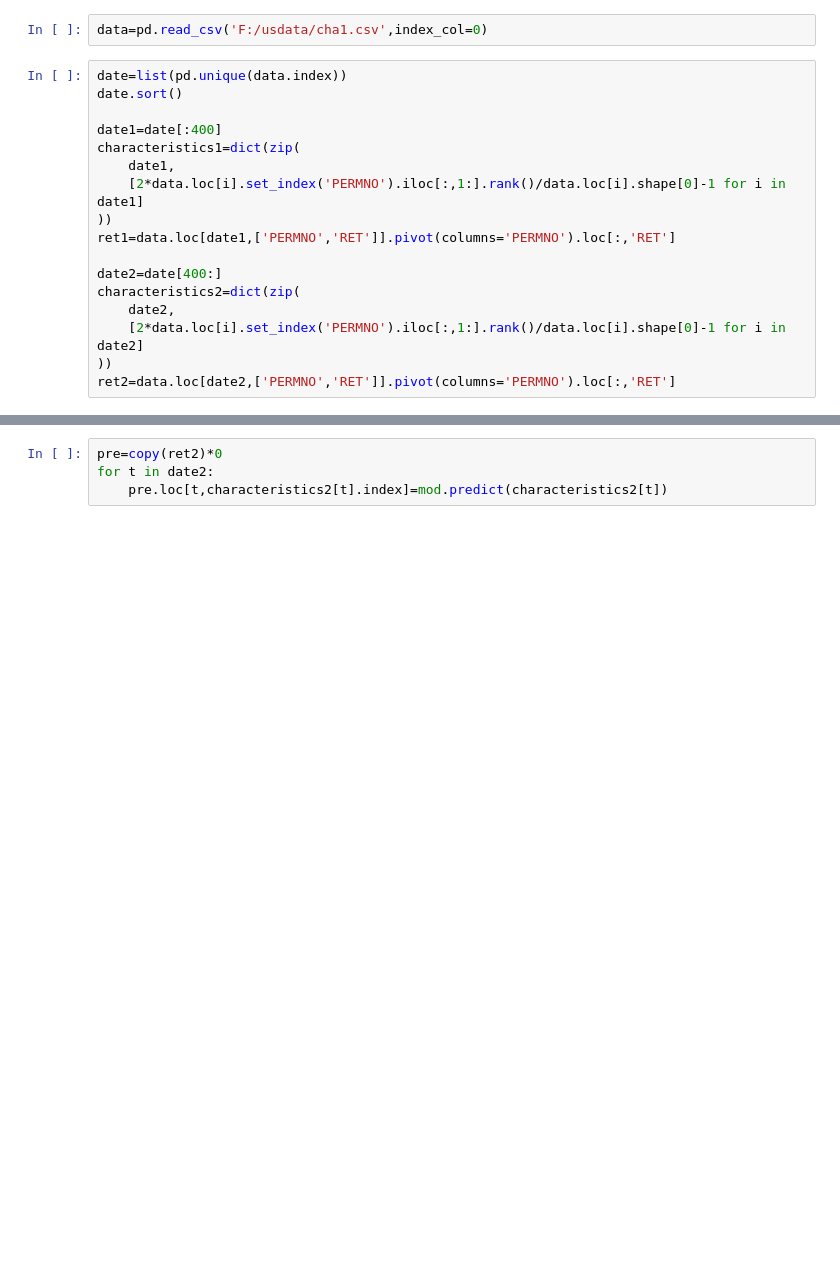
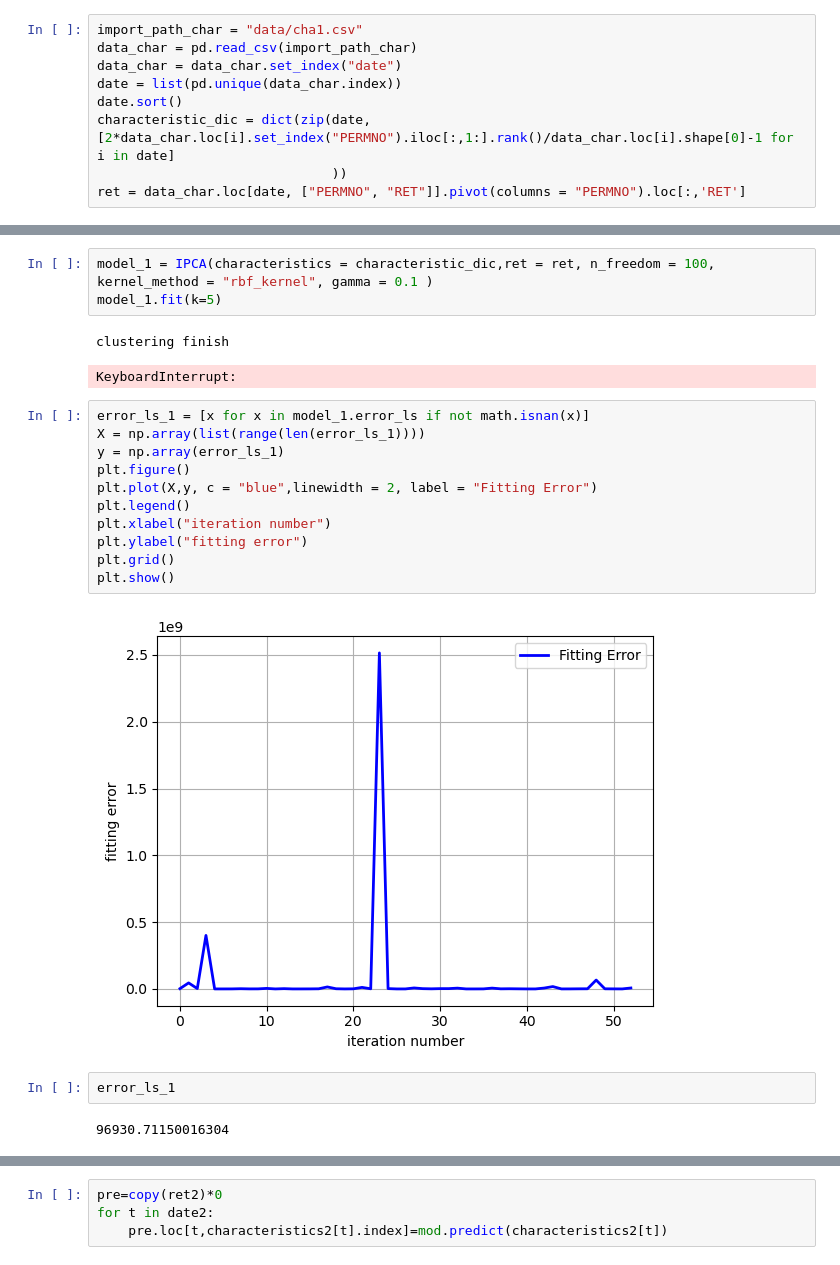
Before and after one commit to zerobeatsnan/Machine-Deep-Learning-in-Financial-Modeling, a Jupyter notebook: ipca.ipynb, the cells around one changed output, grey strips where cells are left out. Saved outputs shown, nothing was run; the diff lists cells and outputs as text; blank space fills up the shorter version.

Commit message:
finish the writing of kernel ipca, now we use kmeans cluster center

```diff
--- a/ipca.ipynb
+++ b/ipca.ipynb
@@ -9,19 +14,9 @@ import gc
-# %%
-data=pd.read_csv('F:/usdata/cha1.csv',index_col=0)
-# %%
-date=list(pd.unique(data.index))
-date.sort()
-
-date1=date[:400]
-characteristics1=dict(zip(
-    date1,
-    [2*data.loc[i].set_index('PERMNO').iloc[:,1:].rank()/data.loc[i].shape[0]-1 for i in date1]
-))
-ret1=data.loc[date1,['PERMNO','RET']].pivot(columns='PERMNO').loc[:,'RET']
-
-date2=date[400:]
-characteristics2=dict(zip(
-    date2,
-    [2*data.loc[i].set_index('PERMNO').iloc[:,1:].rank()/data.loc[i].shape[0]-1 for i in date2]
-))
-ret2=data.loc[date2,['PERMNO','RET']].pivot(columns='PERMNO').loc[:,'RET']
+# %%
+import_path_char = "data/cha1.csv"
+data_char = pd.read_csv(import_path_char)
+data_char = data_char.set_index("date")
+date = list(pd.unique(data_char.index))
+date.sort()
+characteristic_dic = dict(zip(date, [2*data_char.loc[i].set_index("PERMNO").iloc[:,1:].rank()/data_char.loc[i].shape[0]-1 for i in date]
+                              ))
+ret = data_char.loc[date, ["PERMNO", "RET"]].pivot(columns = "PERMNO").loc[:,'RET']
@@ -27,0 +188,23 @@ ret2=data.loc[date2,['PERMNO','RET']].pivot(columns='PERMNO').loc[:,'RET']
+# %%
+model_1 = IPCA(characteristics = characteristic_dic,ret = ret, n_freedom = 100, kernel_method = "rbf_kernel", gamma = 0.1 )
+model_1.fit(k=5)
+# %% [output]
+clustering finish
+KeyboardInterrupt:
+# %%
+error_ls_1 = [x for x in model_1.error_ls if not math.isnan(x)]
+X = np.array(list(range(len(error_ls_1))))
+y = np.array(error_ls_1)
+plt.figure()
+plt.plot(X,y, c = "blue",linewidth = 2, label = "Fitting Error")
+plt.legend()
+plt.xlabel("iteration number")
+plt.ylabel("fitting error")
+plt.grid()
+plt.show()
+# %% [output]
+[figure, added]
+# %%
+error_ls_1
+# %% [output]
+96930.71150016304
```
Also changed, not shown: parts of 20 cells of this notebook.
